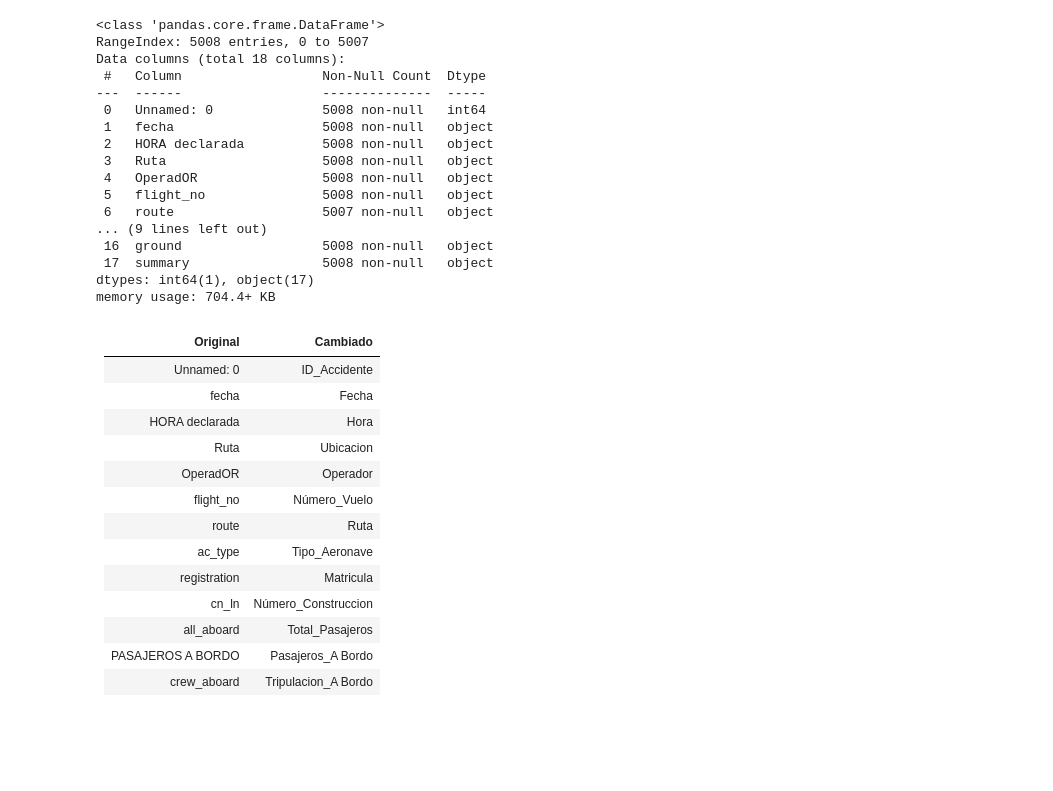
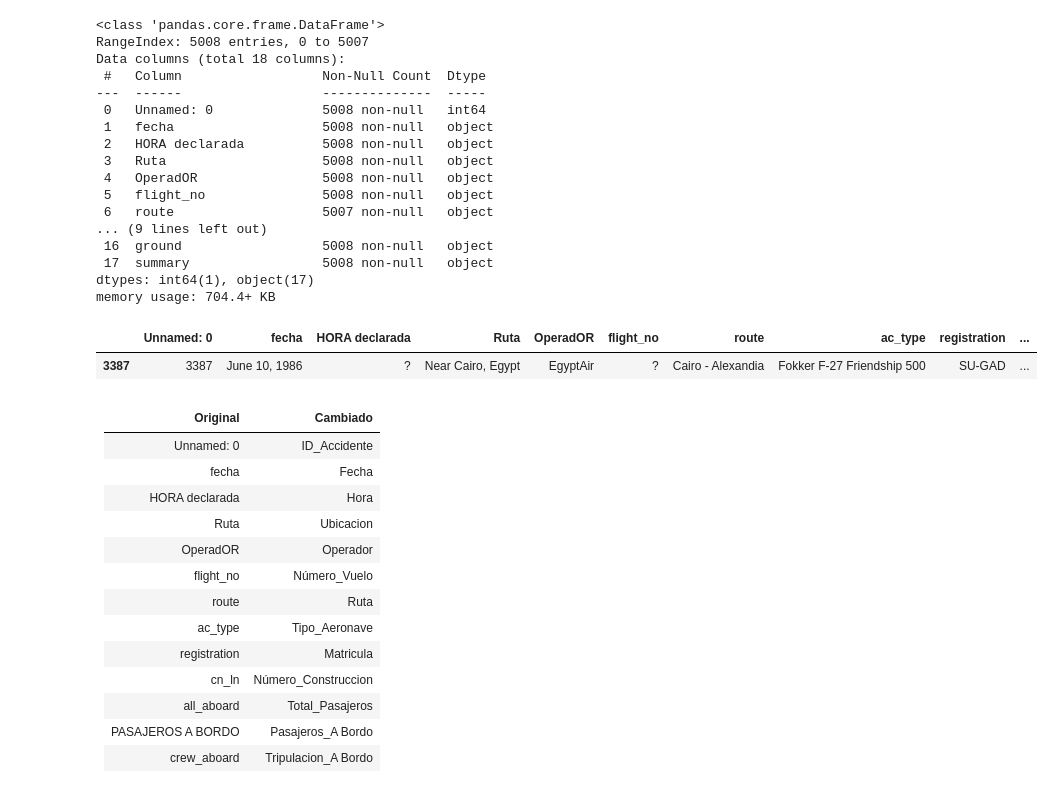
Before and after one commit to Hotcer/Analisis_Accidentes_Aereos_PowerBI, a Jupyter notebook: AnalisisAccidentesAereos_PowerBI.ipynb, the cells around one changed output. Cells and saved outputs as stored; diff of their text form; code cells hidden in the pictures; blank space fills up the shorter version.

```diff
--- a/AnalisisAccidentesAereos_PowerBI.ipynb
+++ b/AnalisisAccidentesAereos_PowerBI.ipynb
@@ -68,6 +68,11 @@ Data columns (total 18 columns):
  17  summary                 5008 non-null   object
 dtypes: int64(1), object(17)
 memory usage: 704.4+ KB
+# %%
+copia.sample(1)
+# %% [output]
+|  | Unnamed: 0 | fecha | HORA declarada | Ruta | OperadOR | flight_no | route | ac_type | registration | ... |
+| 3387 | 3387 | June 10, 1986 | ? | Near Cairo, Egypt | EgyptAir | ? | Cairo - Alexandia | Fokker F-27 Friendship 500 | SU-GAD | ... |
 # %%
 nuevos_nombres = {
     'Unnamed: 0': 'ID_Accidente',
```
Also changed, not shown: parts of 13 cells of this notebook, 1 other file.
